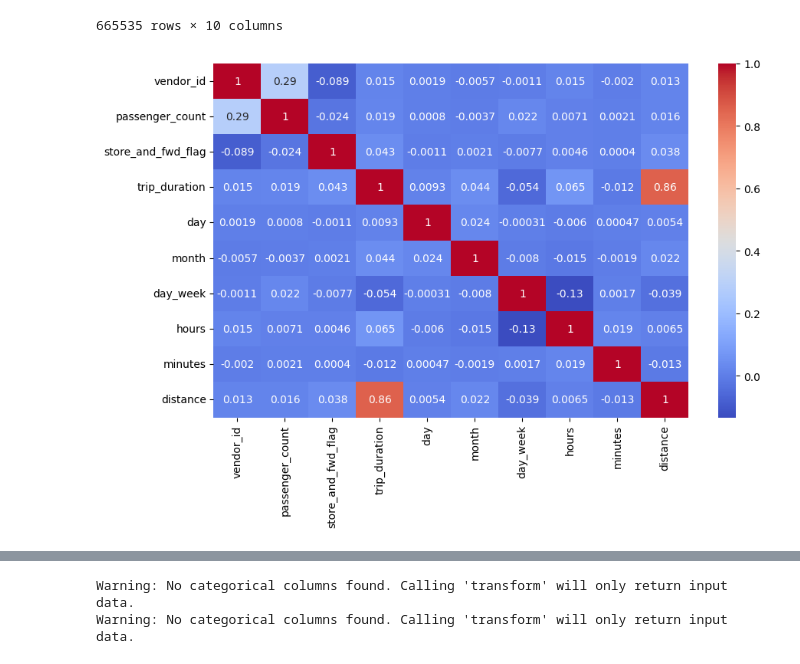
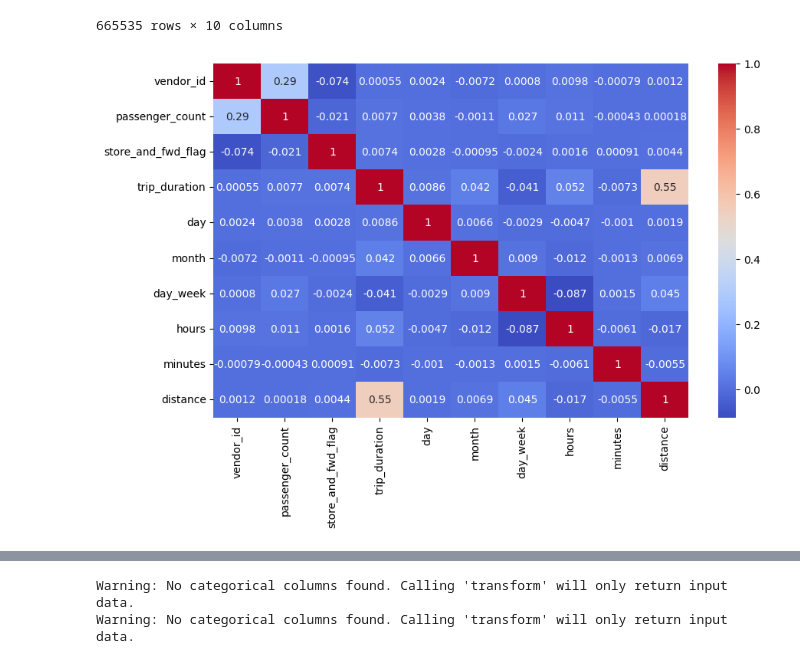
Before and after one commit to Demo13B/ML, a Jupyter notebook: LW2/Lab2.lean.ipynb, the cells around one changed output, grey strips where cells are left out. Cells and saved outputs as stored; diff of their text form; code cells hidden in the pictures.

```diff
--- a/LW2/Lab2.lean.ipynb
+++ b/LW2/Lab2.lean.ipynb
@@ -26,12 +36,3 @@ train_df
 | 1458642 | id2714485 | 1 | 2016-01-05 15:56:26 | 2016-01-05 16:02:39 | 1 | -73.982079 | ... |
 | 1458643 | id1209952 | 1 | 2016-04-05 14:44:25 | 2016-04-05 14:47:43 | 1 | -73.979538 | ... |
 1458644 rows × 11 columns
-# %%
-train_df['pickup_datetime'] = pd.to_datetime(train_df['pickup_datetime'])
-train_df['day'] = train_df['pickup_datetime'].dt.day
-train_df['month'] = train_df['pickup_datetime'].dt.month
-train_df['day_week'] = train_df['pickup_datetime'].dt.day_of_week
-train_df['hours'] = train_df['pickup_datetime'].dt.hour
-train_df['minutes'] = train_df['pickup_datetime'].dt.minute
-
-train_df
@@ -170,6 +77,7 @@ def pd_great_circle(df: pd.DataFrame) -> pd.DataFrame:
 def feature_generator(df: pd.DataFrame, dist_calc: callable) -> pd.DataFrame:
     output_df = df.copy()
 
+    # Extracting time features
     output_df['pickup_datetime'] = pd.to_datetime(output_df['pickup_datetime'])
     output_df['day'] = output_df['pickup_datetime'].dt.day
     output_df['month'] = output_df['pickup_datetime'].dt.month
@@ -177,17 +85,16 @@ def feature_generator(df: pd.DataFrame, dist_calc: callable) -> pd.DataFrame:
     output_df['hours'] = output_df['pickup_datetime'].dt.hour
     output_df['minutes'] = output_df['pickup_datetime'].dt.minute
 
+    # Calculating distance
     dist_calc(output_df)
 
-    output_df = output_df.drop(columns=['id',
-                                  'pickup_datetime',
-                                  'dropoff_datetime',
-                                  'pickup_longitude',
-                                  'pickup_latitude',
-                                  'dropoff_longitude',
-                                  'dropoff_latitude'
-                                  ])
-
+    # Transforming string values in store_and_fwd_flag to bool values
     output_df['store_and_fwd_flag'] = output_df['store_and_fwd_flag'] == 'Y'
 
+    # Dropping unused columns
+    unused = ['id', 'pickup_datetime', 'dropoff_datetime', 'pickup_longitude', 'pickup_latitude',
+              'dropoff_longitude', 'dropoff_latitude']
+
+    output_df = output_df.drop(columns=unused)
+
     return output_df
@@ -227,0 +154,11 @@ train_df2
+# %%
+def remove_outliers(data: pd.DataFrame, columns: list[str]) -> pd.DataFrame:
+    for col in columns:
+        Q1 = data[col].quantile(0.1)
+        Q99 = data[col].quantile(0.9)
+
+        outliers = data[(data[col] < Q1) | (data[col] > Q99)]
+
+        data = data.drop(outliers.index)
+
+    return data
@@ -227,0 +169,4 @@ train_df2
+# %%
+train_df1 = remove_outliers(train_df1, ['trip_duration', 'distance', 'day'])
+
+train_df1
@@ -261,7 +224,7 @@ train_df1
 # %%
 _, ax = plt.subplots(figsize=(10, 6))
 
-sns.heatmap(train_df2.corr(), cmap='coolwarm', annot=True, ax=ax)
+sns.heatmap(train_df1.corr(), cmap='coolwarm', annot=True, ax=ax)
 plt.show()
 # %% [output]
-[figure, old version]
+[figure, new version]
```
Also changed, not shown: parts of 26 cells of this notebook.
